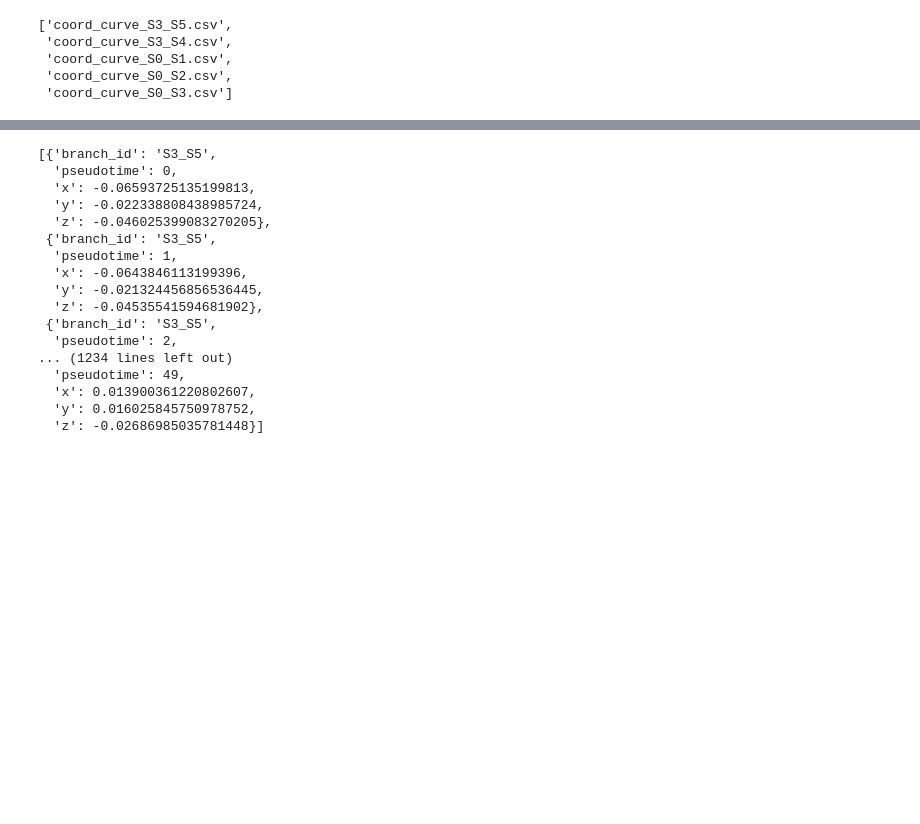
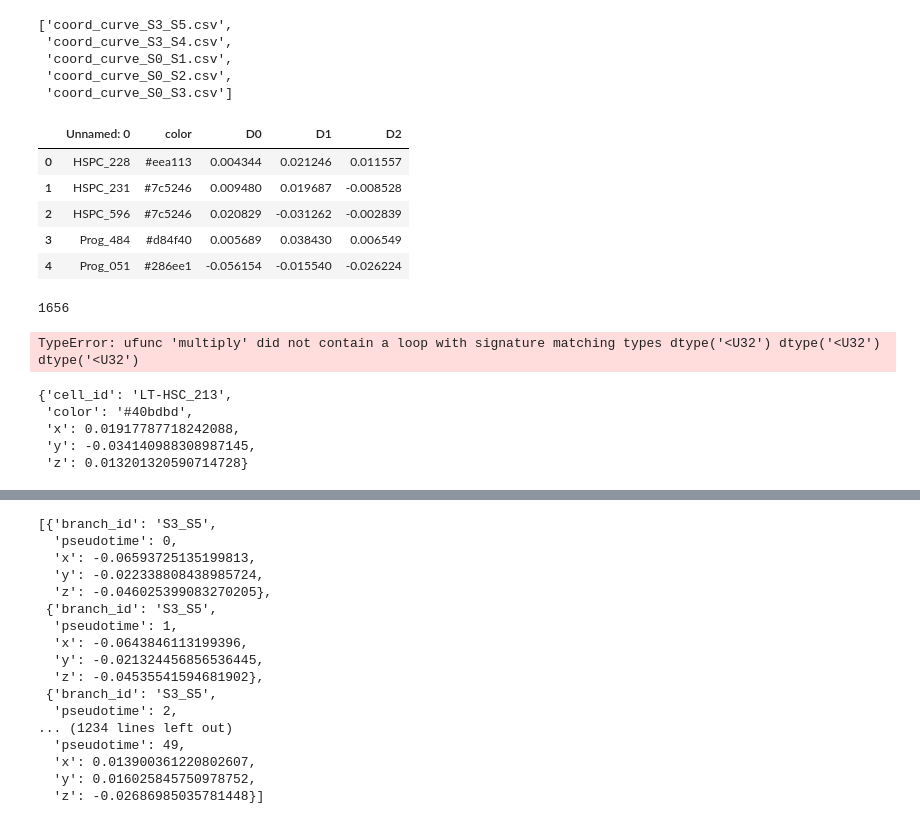
Before and after one commit to hackseq/hs19-var, a Jupyter notebook: data/reformat_files.ipynb, the cells around one changed output, grey strips where cells are left out. Drawn from its saved outputs; the diff is of its cells as text; code cells hidden in the pictures; blank space fills up the shorter version.

Commit message:
cell files

```diff
--- a/data/reformat_files.ipynb
+++ b/data/reformat_files.ipynb
@@ -13,3 +13,27 @@ files_coord_curves
  'coord_curve_S0_S1.csv',
  'coord_curve_S0_S2.csv',
  'coord_curve_S0_S3.csv']
+# %%
+file_coord_cells = 'coord_cells.csv'
+# %%
+num = 50
+
+df_file_x = pd.read_csv(file_coord_cells,sep='\t')
+# %%
+df_file_x.head()
+# %% [output]
+|  | Unnamed: 0 | color | D0 | D1 | D2 |
+| 0 | HSPC_228 | #eea113 | 0.004344 | 0.021246 | 0.011557 |
+| 1 | HSPC_231 | #7c5246 | 0.009480 | 0.019687 | -0.008528 |
+| 2 | HSPC_596 | #7c5246 | 0.020829 | -0.031262 | -0.002839 |
+| 3 | Prog_484 | #d84f40 | 0.005689 | 0.038430 | 0.006549 |
+| 4 | Prog_051 | #286ee1 | -0.056154 | -0.015540 | -0.026224 |
+# %%
+len(df_file_x)
+# %% [output]
+1656
+# %%
+c1 = np.linspace(df_file_x.iloc[0,0], df_file_x.iloc[-1,0], num)
+c1
+# %% [output]
+TypeError: ufunc 'multiply' did not contain a loop with signature matching types dtype('<U32') dtype('<U32') dtype('<U32')
@@ -15,0 +49,8 @@ files_coord_curves
+# %%
+dict_coord_cells
+# %% [output]
+{'cell_id': 'LT-HSC_213',
+ 'color': '#40bdbd',
+ 'x': 0.01917787718242088,
+ 'y': -0.034140988308987145,
+ 'z': 0.013201320590714728}
```
Also changed, not shown: parts of 3 cells of this notebook, 2 other files.
